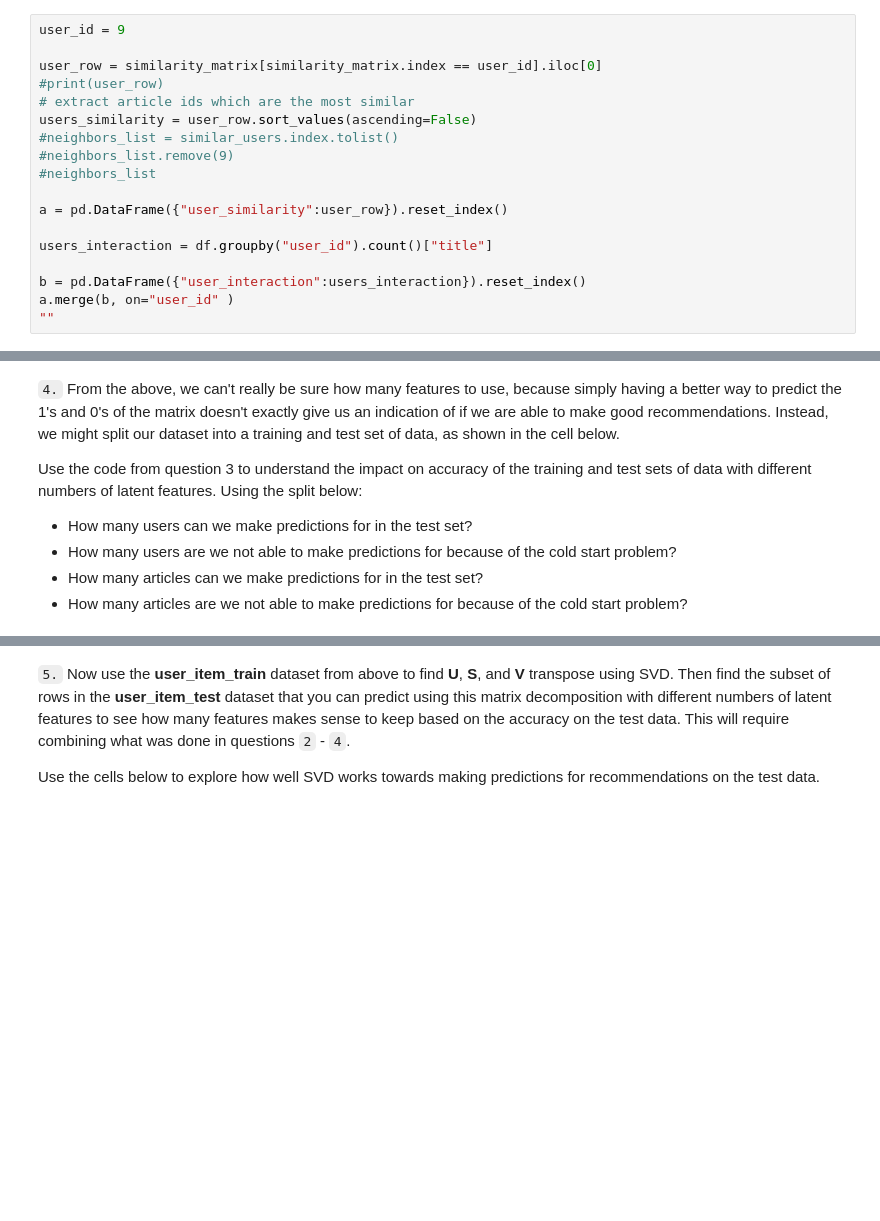
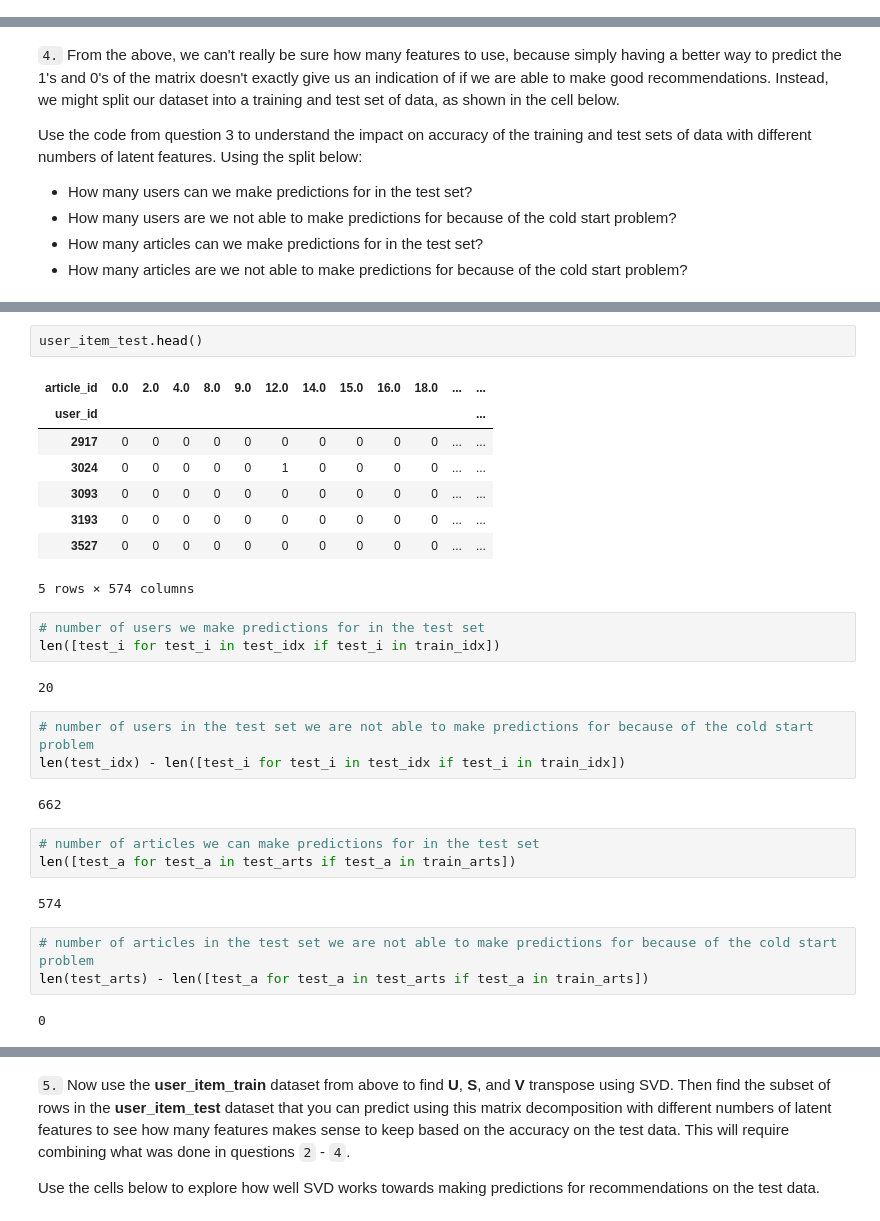
Before and after one commit to kudojp/IBMRecommendationEngine, a Jupyter notebook: Recommendations_with_IBM.ipynb, the cells around one changed output, grey strips where cells are left out. Drawn from its saved outputs; the diff is of its cells as text; blank space fills up the shorter version.

```diff
--- a/Recommendations_with_IBM.ipynb
+++ b/Recommendations_with_IBM.ipynb
@@ -500,21 +515,3 @@ If this is all you see, you passed all of our tests!  Nice job!
 
 
 * Instead of arbitrarily choosing articles from the user where the number of recommended articles starts below m and ends exceeding m, choose articles with the articles with the most total interactions before choosing those with fewer total interactions. This ranking should be  what would be obtained from the **top_articles** function you wrote earlier.
-# %%
-user_id = 9
-
-user_row = similarity_matrix[similarity_matrix.index == user_id].iloc[0]
-#print(user_row)
-# extract article ids which are the most similar
-users_similarity = user_row.sort_values(ascending=False)
-#neighbors_list = similar_users.index.tolist()
-#neighbors_list.remove(9)
-#neighbors_list
-
-a = pd.DataFrame({"user_similarity":user_row}).reset_index()
-
-users_interaction = df.groupby("user_id").count()["title"]
-
-b = pd.DataFrame({"user_interaction":users_interaction}).reset_index()
-a.merge(b, on="user_id" )
-""
@@ -808,3 +1006,34 @@ user_item_train, user_item_test, test_idx, test_arts = create_test_and_train_use
+# %%
+user_item_test.head()
+# %% [output]
+| article_id | 0.0 | 2.0 | 4.0 | 8.0 | 9.0 | 12.0 | 14.0 | 15.0 | 16.0 | 18.0 | ... | ... |
+| user_id |  |  |  |  |  |  |  |  |  |  |  | ... |
+| 2917 | 0 | 0 | 0 | 0 | 0 | 0 | 0 | 0 | 0 | 0 | ... | ... |
+| 3024 | 0 | 0 | 0 | 0 | 0 | 1 | 0 | 0 | 0 | 0 | ... | ... |
+| 3093 | 0 | 0 | 0 | 0 | 0 | 0 | 0 | 0 | 0 | 0 | ... | ... |
+| 3193 | 0 | 0 | 0 | 0 | 0 | 0 | 0 | 0 | 0 | 0 | ... | ... |
+| 3527 | 0 | 0 | 0 | 0 | 0 | 0 | 0 | 0 | 0 | 0 | ... | ... |
+5 rows × 574 columns
+# %%
+# number of users we make predictions for in the test set
+len([test_i for test_i in test_idx if test_i in train_idx])
+# %% [output]
+20
+# %%
+# number of users in the test set we are not able to make predictions for because of the cold start problem
+len(test_idx) - len([test_i for test_i in test_idx if test_i in train_idx])
+# %% [output]
+662
+# %%
+# number of articles we can make predictions for in the test set
+len([test_a for test_a in test_arts if test_a in train_arts])
+# %% [output]
+574
+# %%
+# number of articles in the test set we are not able to make predictions for because of the cold start problem
+len(test_arts) - len([test_a for test_a in test_arts if test_a in train_arts])
+# %% [output]
+0
 # %%
 # Replace the values in the dictionary below
 a = 662
```
Also changed, not shown: parts of 47 cells of this notebook.
